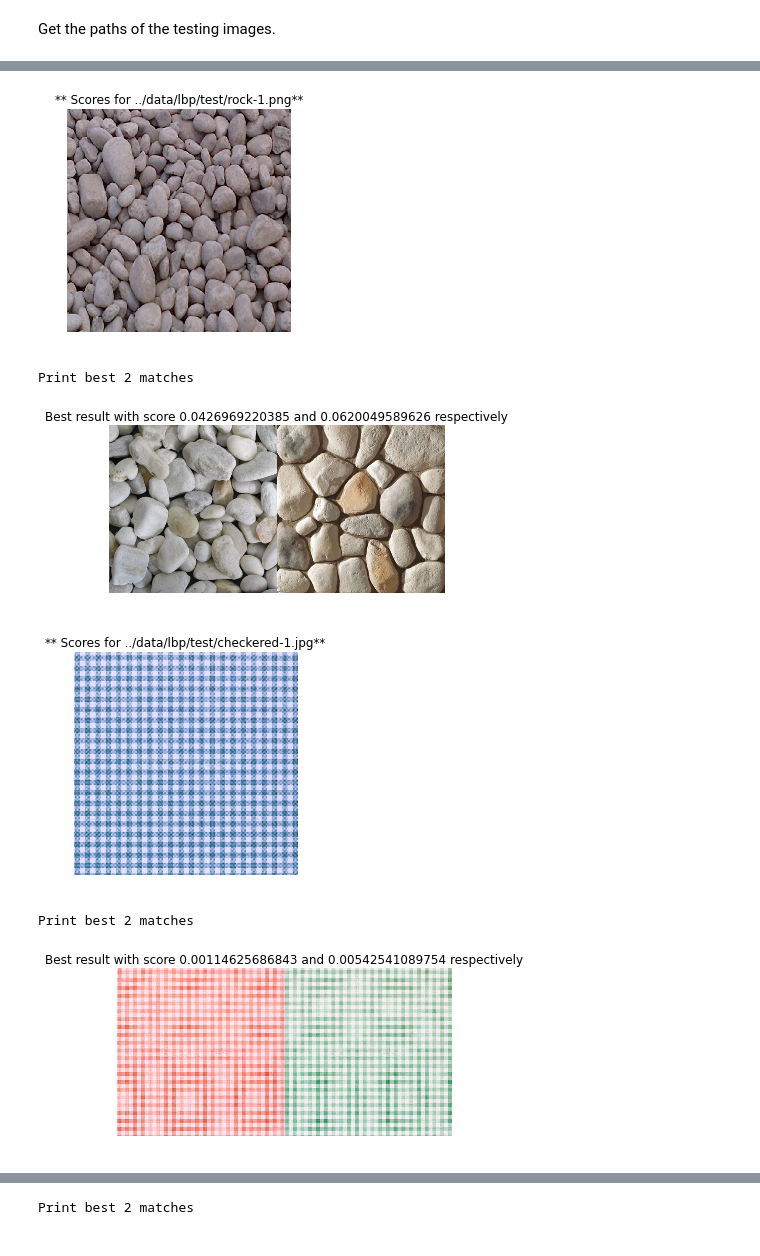
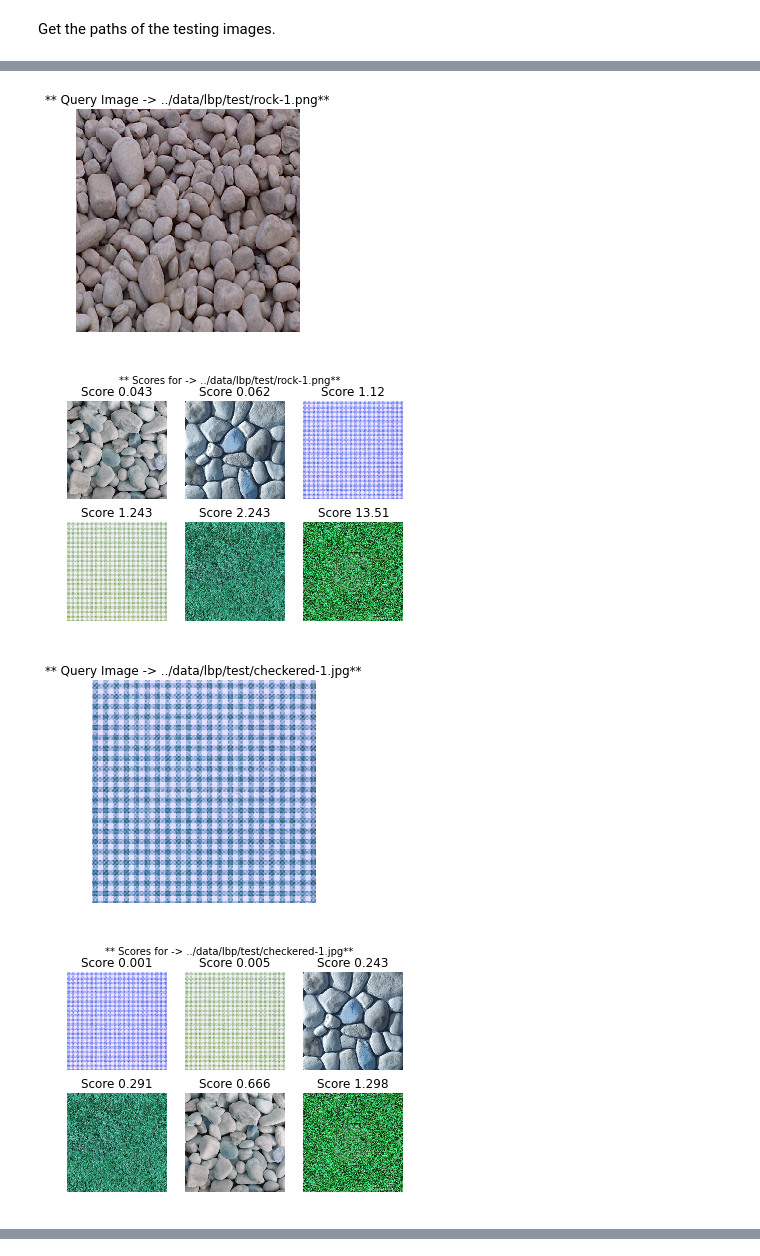
Before and after one commit to bikz05/ipython-notebooks, a Jupyter notebook: computer-vision/local-binary-pattern.ipynb, the cells around one changed output, grey strips where cells are left out. Cells and saved outputs as stored; diff of their text form; code cells hidden in the pictures.

```diff
--- a/computer-vision/local-binary-pattern.ipynb
+++ b/computer-vision/local-binary-pattern.ipynb
@@ -43,8 +45,6 @@ for train_image in train_images:
     im = cv2.imread(train_image)
     # Convert to grayscale as LBP works on grayscale image
     im_gray = cv2.cvtColor(im, cv2.COLOR_BGR2GRAY)
-    # Display the image
-    cvutils.imshow("Training Image -> {}".format(train_image), im)
     radius = 3
     # Number of points to be considered as neighbourers
     no_points = 8 * radius
@@ -60,4 +60,14 @@ for train_image in train_images:
     X_test.append(hist)
     # Append class label in y_test
     y_test.append(train_dic[os.path.split(train_image)[1]])
+
+# Display the testing images
+nrows = 2
+ncols = 3
+fig, axes = plt.subplots(nrows,ncols)
+for row in range(nrows):
+    for col in range(ncols):
+        axes[row][col].imshow(cv2.imread(X_name[row*ncols+col]))
+        axes[row][col].axis('off')
+        axes[row][col].set_title("{}".format(os.path.split(X_name[row*ncols+col])[1]))
 # %% [output]
@@ -83,37 +88,39 @@ Read the testing images and for each image display the best 2 results. We compar
 # %%
 for test_image in test_images:
      # Read the image
     im = cv2.imread(test_image)
     # Convert to grayscale as LBP works on grayscale image
     im_gray = cv2.cvtColor(im, cv2.COLOR_BGR2GRAY)
     radius = 3
     # Number of points to be considered as neighbourers
     no_points = 8 * radius
     # Uniform LBP is used
     lbp = local_binary_pattern(im_gray, no_points, radius, method='uniform')
     # Calculate the histogram
     x = itemfreq(lbp.ravel())
     # Normalize the histogram
     hist = x[:, 1]/sum(x[:, 1])
     # Display the query image
-    cvutils.imshow("** Scores for {}**".format(test_image), im)
+    cvutils.imshow("** Query Image -> {}**".format(test_image), im)
     results = []
     # For each image in the training dataset
     # Calculate the chi-squared distance and the sort the values
     for index, x in enumerate(X_test):
         score = cv2.compareHist(np.array(x, dtype=np.float32), np.array(hist, dtype=np.float32), cv2.cv.CV_COMP_CHISQR)
-        results.append((X_name[index], score))
+        results.append((X_name[index], round(score, 3)))
     results = sorted(results, key=lambda score: score[1])
-    # Display the best 2 results
-    print "Print best 2 matches"
-    # This works because all the images are of same shape 400x400
-    best_match_im = np.hstack((cv2.imread(results[0][0]), cv2.imread(results[1][0])))
-    # Display the top 2 best results
-    cvutils.imshow("Best result with score {} and {} respectively".format(results[0][1], results[1][1]), best_match_im)
+    # Display the results
+    nrows = 2
+    ncols = 3
+    fig, axes = plt.subplots(nrows,ncols)
+    fig.suptitle("** Scores for -> {}**".format(test_image))
+    for row in range(nrows):
+        for col in range(ncols):
+            axes[row][col].imshow(cv2.imread(results[row*ncols+col][0]))
+            axes[row][col].axis('off')
+            axes[row][col].set_title("Score {}".format(results[row*ncols+col][1]))
 # %% [output]
-[figure, old version]
+[figure, new version]
-Print best 2 matches
-[figure, old version]
+[figure, new version]
-[figure, old version]
+[figure, new version]
-Print best 2 matches
-[figure, old version]
+[figure, new version]
@@ -121 +127,0 @@ Print best 2 matches
-Print best 2 matches
```
Also changed, not shown: parts of 6 cells of this notebook.
